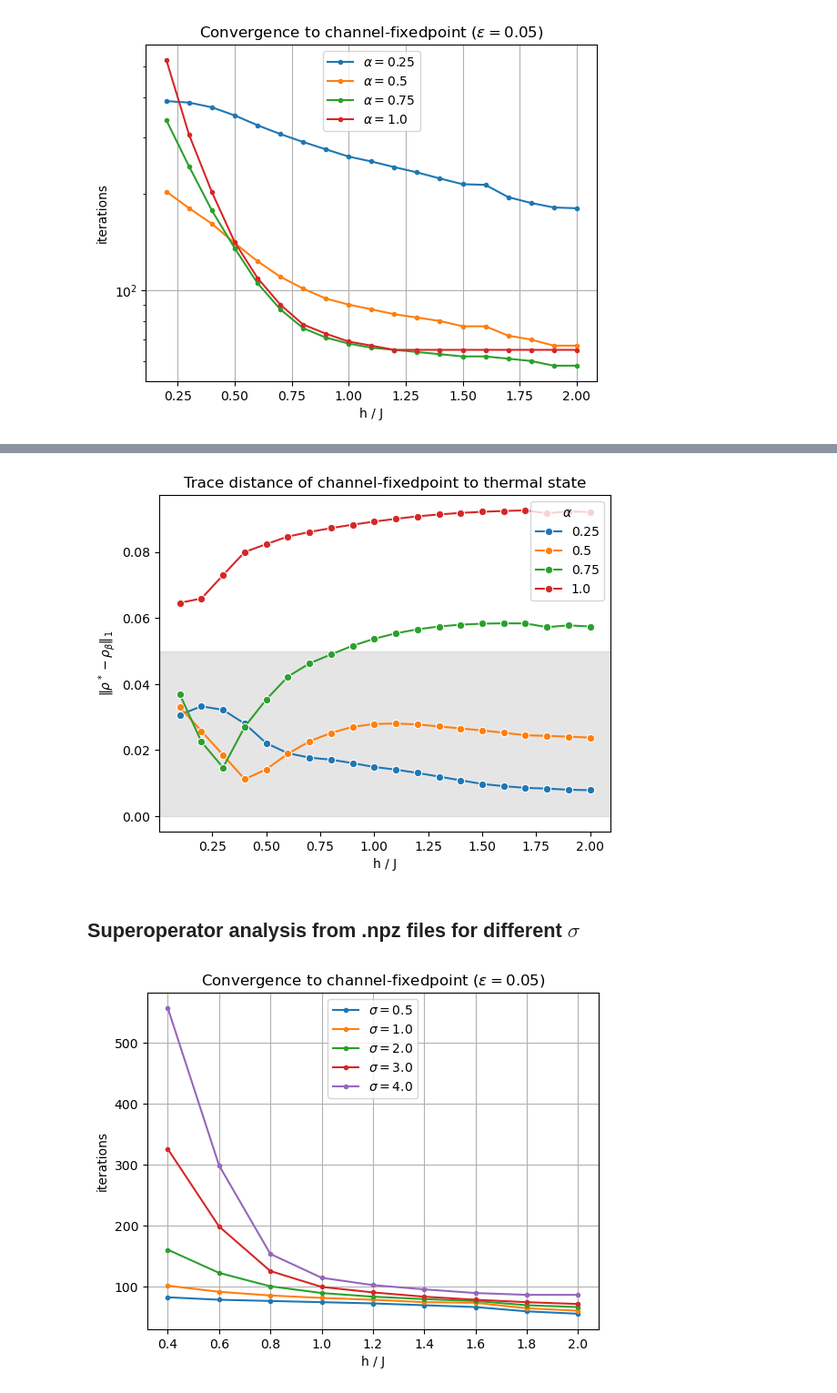
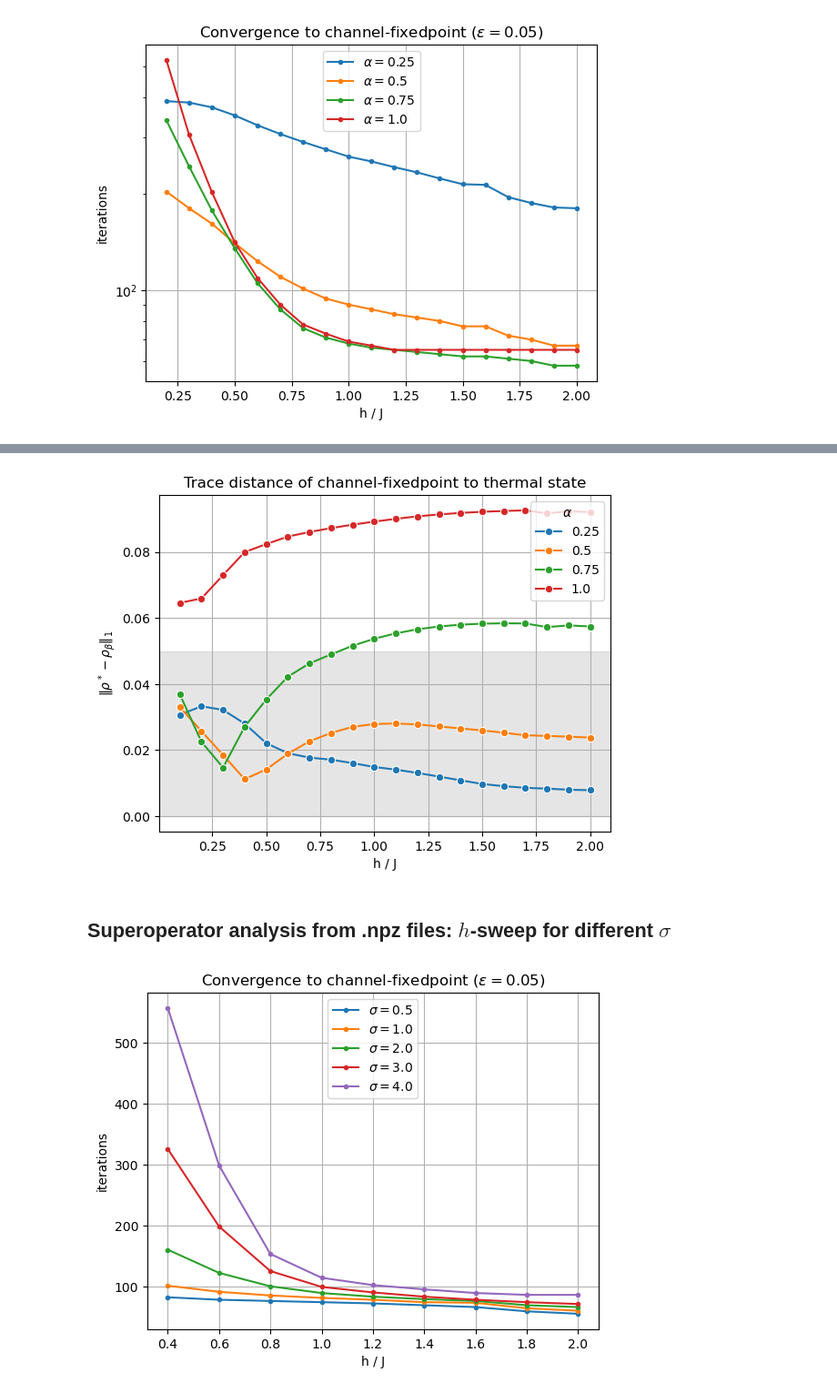
Before and after one commit to gabrielmaresch/groundstate_prep, a Jupyter notebook: sweep_analysis.ipynb, the cells around one changed output, grey strips where cells are left out. Shown at 91% size. Drawn from its saved outputs; the diff is of its cells as text; code cells hidden in the pictures.

```diff
--- a/sweep_analysis.ipynb
+++ b/sweep_analysis.ipynb
@@ -124,26 +124,26 @@ plt.show()
 # %%
 #ax = sns.barplot(data=ha_data, x="h_over_J", y="trace_distance", hue="alpha", dodge=True, palette="tab10")
 ax = sns.lineplot(data=ha_data, x="h_over_J", y="trace_distance", hue="alpha", marker="o", palette="tab10")
 
 
 ax.axhspan(0, 0.05, color="gray", alpha=0.2)
 
 ticks = ax.get_xticks()
 labels = [f"{v:.1f}" for v in sorted(ha_data["h_over_J"].unique())]
 
 #ax.set_xticks(ticks[1::2])
 #ax.set_xticklabels(labels[1::2])
 
 ax.set_xlabel("h / J")
 ax.set_ylabel(rf"$\|\rho^*-\rho_{{\beta}}\|_1$")
 ax.set_title("Trace distance of channel-fixedpoint to thermal state")
 plt.legend(title=rf"$\alpha$", loc=1)
-ax.grid(True, axis="y", which="both")
+plt.grid(True)
 ax.figure.savefig("docu/distance_to_gibbs"+suffix+".png", dpi=300, bbox_inches="tight")
 # %% [output]
-[figure, old version]
+[figure, new version]
 # %% [markdown]
-## Superoperator analysis from .npz files for different $\sigma$
+## Superoperator analysis from .npz files: $h$-sweep for different $\sigma$
 # %%
 # (npz-number, alpha)
 
```
Also changed, not shown: parts of 21 cells of this notebook, 11 other files.
